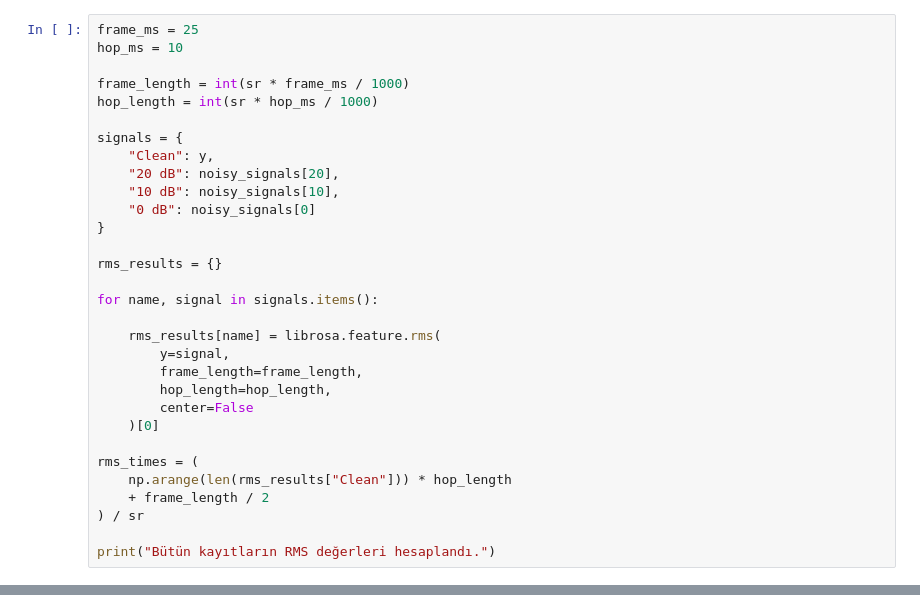
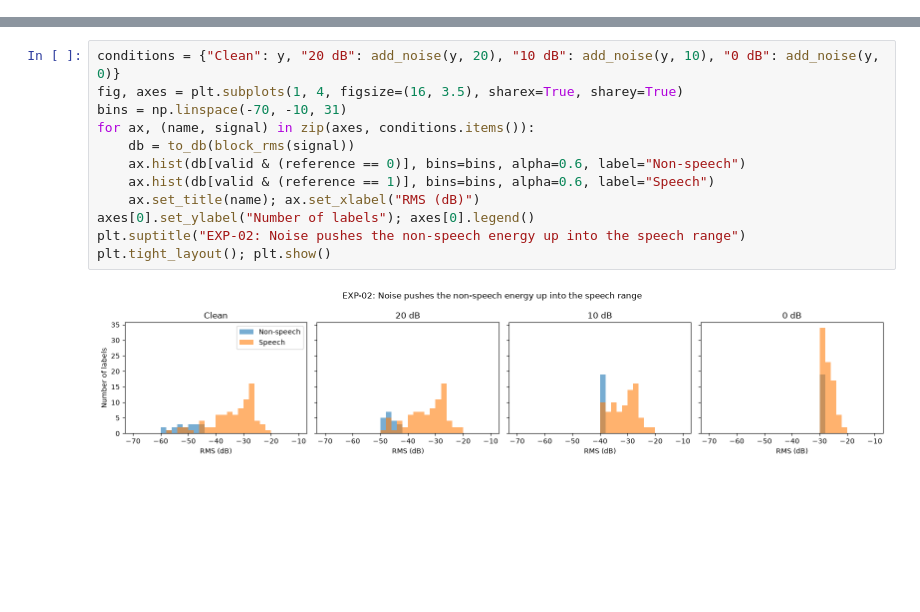
Before and after one commit to esmamanti/vad-research, a Jupyter notebook: notebooks/02_noise_robustness.ipynb, the cells around one changed output, grey strips where cells are left out. Cells and saved outputs as stored; diff of their text form; blank space fills up the shorter version.

```diff
--- a/notebooks/02_noise_robustness.ipynb
+++ b/notebooks/02_noise_robustness.ipynb
@@ -233,31 +103,0 @@ plt.show()
-# %%
-frame_ms = 25
-hop_ms = 10
-
-frame_length = int(sr * frame_ms / 1000)
-hop_length = int(sr * hop_ms / 1000)
-
-signals = {
-    "Clean": y,
-    "20 dB": noisy_signals[20],
-    "10 dB": noisy_signals[10],
-    "0 dB": noisy_signals[0]
-}
-
-rms_results = {}
-
-for name, signal in signals.items():
-
-    rms_results[name] = librosa.feature.rms(
-        y=signal,
-        frame_length=frame_length,
-        hop_length=hop_length,
-        center=False
-    )[0]
-
-rms_times = (
-    np.arange(len(rms_results["Clean"])) * hop_length
-    + frame_length / 2
-) / sr
-
-print("Bütün kayıtların RMS değerleri hesaplandı.")
@@ -447,0 +104,14 @@ plt.show()
+# %%
+conditions = {"Clean": y, "20 dB": add_noise(y, 20), "10 dB": add_noise(y, 10), "0 dB": add_noise(y, 0)}
+fig, axes = plt.subplots(1, 4, figsize=(16, 3.5), sharex=True, sharey=True)
+bins = np.linspace(-70, -10, 31)
+for ax, (name, signal) in zip(axes, conditions.items()):
+    db = to_db(block_rms(signal))
+    ax.hist(db[valid & (reference == 0)], bins=bins, alpha=0.6, label="Non-speech")
+    ax.hist(db[valid & (reference == 1)], bins=bins, alpha=0.6, label="Speech")
+    ax.set_title(name); ax.set_xlabel("RMS (dB)")
+axes[0].set_ylabel("Number of labels"); axes[0].legend()
+plt.suptitle("EXP-02: Noise pushes the non-speech energy up into the speech range")
+plt.tight_layout(); plt.show()
+# %% [output]
+[figure, added]
```
Also changed, not shown: parts of 21 cells of this notebook, 1 other file.
